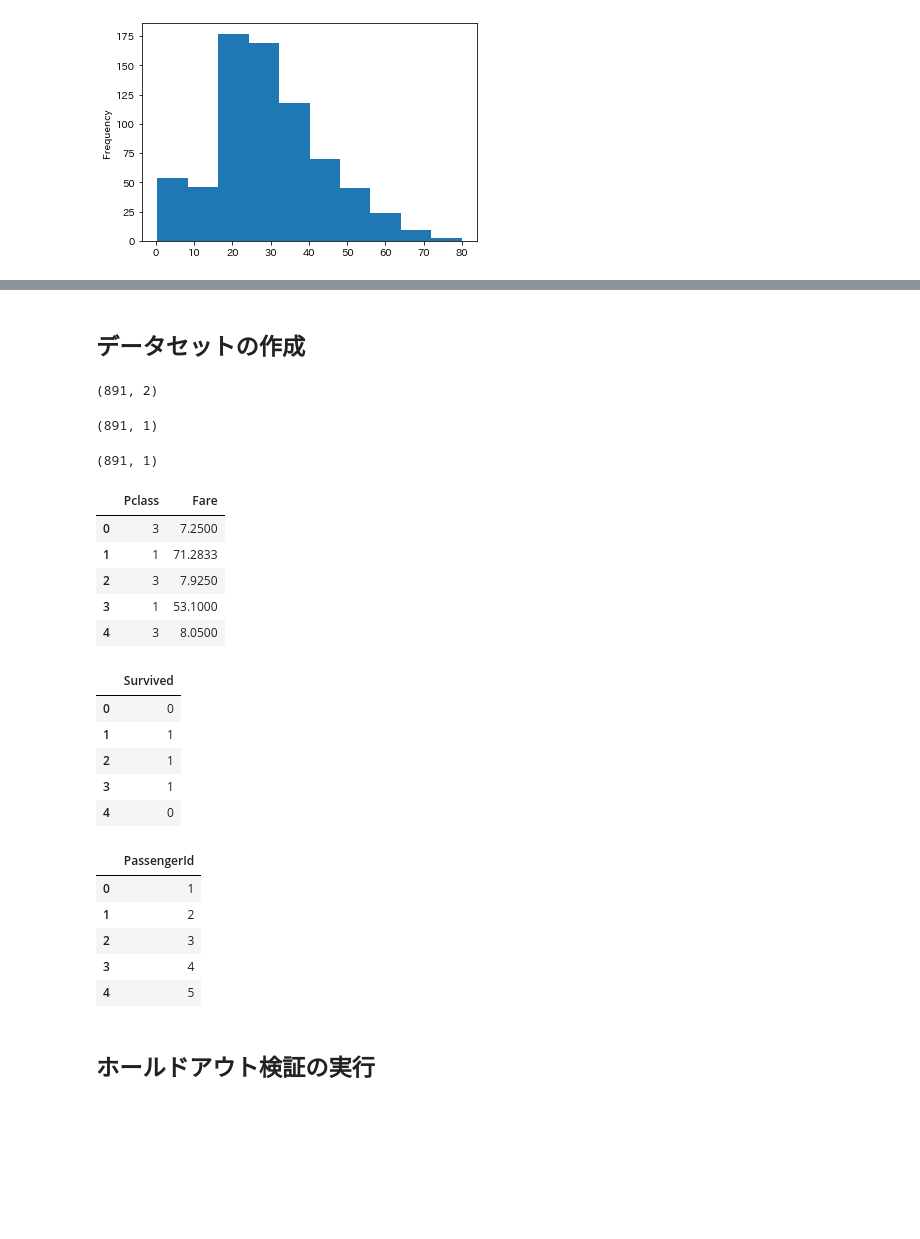
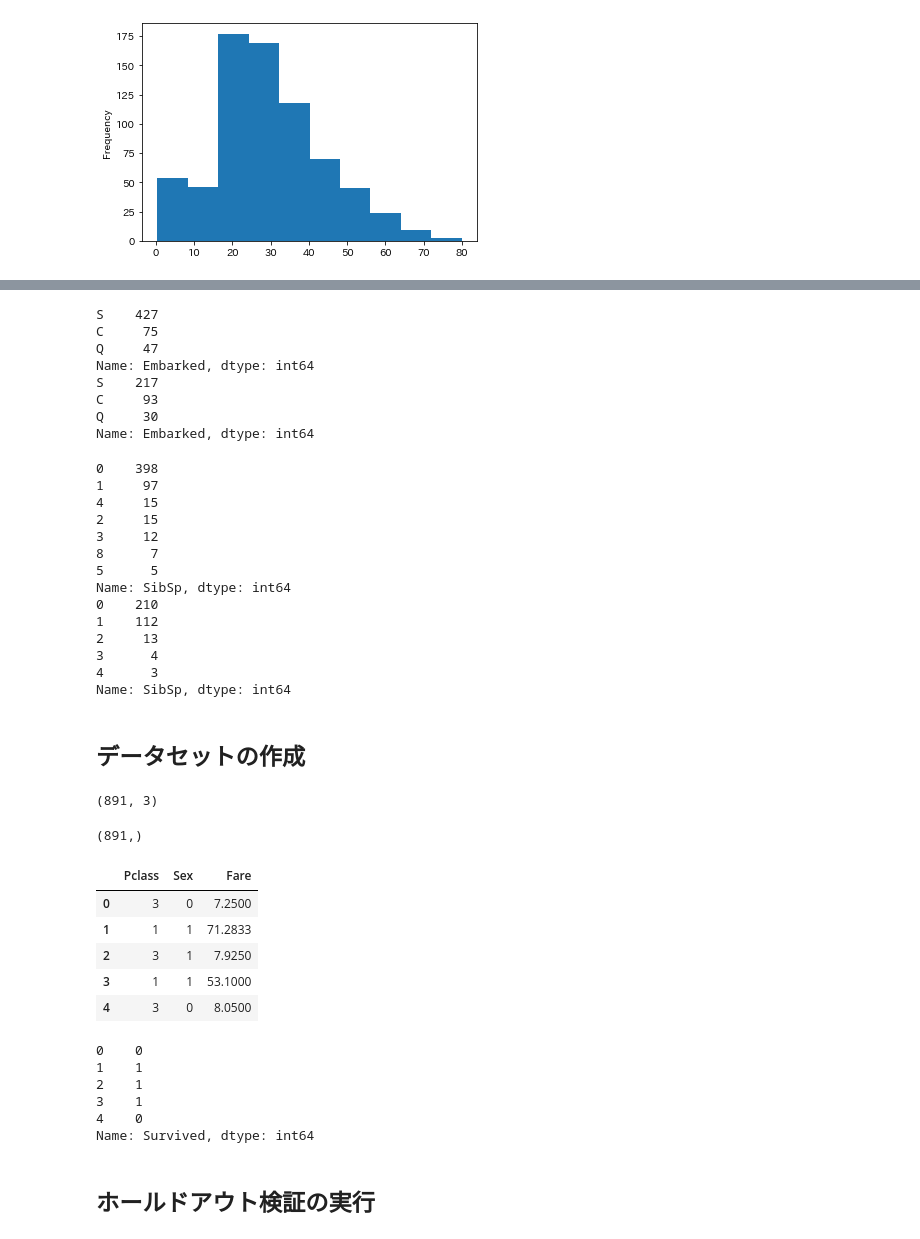
Before and after one commit to cax68080/kaggle, a Jupyter notebook: titanic/Titanic.ipynb, the cells around one changed output, grey strips where cells are left out. Cells and saved outputs as stored; diff of their text form; code cells hidden in the pictures; blank space fills up the shorter version.

```diff
--- a/titanic/Titanic.ipynb
+++ b/titanic/Titanic.ipynb
@@ -216,33 +241,56 @@ Name: Embarked, dtype: int64
+# %%
+print(df_train_dead["Embarked"].value_counts())
+print(df_train_live["Embarked"].value_counts())
+# %% [output]
+S    427
+C     75
+Q     47
+Name: Embarked, dtype: int64
+S    217
+C     93
+Q     30
+Name: Embarked, dtype: int64
+# %%
+print(df_train_dead["SibSp"].value_counts())
+print(df_train_live["SibSp"].value_counts())
+# %% [output]
+0    398
+1     97
+4     15
+2     15
+3     12
+8      7
+5      5
+Name: SibSp, dtype: int64
+0    210
+1    112
+2     13
+3      4
+4      3
+Name: SibSp, dtype: int64
 # %% [markdown]
 ## データセットの作成
 # %%
-x_train,y_train,id_train = df_train[["Pclass","Fare"]],df_train[["Survived"]],df_train[["PassengerId"]]
-display(x_train.shape,y_train.shape,id_train.shape)
-display(x_train.head())
-display(y_train.head())
-display(id_train.head())
+df_X = df_train[["Pclass","Sex","Fare"]]
+df_y = df_train['Survived']
+display(df_X.shape,df_y.shape)
+display(df_X.head())
+display(df_y.head())
 # %% [output]
-(891, 2)
+(891, 3)
-(891, 1)
+(891,)
+|  | Pclass | Sex | Fare |
+| 0 | 3 | 0 | 7.2500 |
+| 1 | 1 | 1 | 71.2833 |
+| 2 | 3 | 1 | 7.9250 |
+| 3 | 1 | 1 | 53.1000 |
+| 4 | 3 | 0 | 8.0500 |
-(891, 1)
+0    0
+1    1
+2    1
+3    1
+4    0
+Name: Survived, dtype: int64
-|  | Pclass | Fare |
-| 0 | 3 | 7.2500 |
-| 1 | 1 | 71.2833 |
-| 2 | 3 | 7.9250 |
-| 3 | 1 | 53.1000 |
-| 4 | 3 | 8.0500 |
-|  | Survived |
-| 0 | 0 |
-| 1 | 1 |
-| 2 | 1 |
-| 3 | 1 |
-| 4 | 0 |
-|  | PassengerId |
-| 0 | 1 |
-| 1 | 2 |
-| 2 | 3 |
-| 3 | 4 |
-| 4 | 5 |
 # %% [markdown]
 ## ホールドアウト検証の実行
 # %%
```
Also changed, not shown: parts of 11 cells of this notebook.
